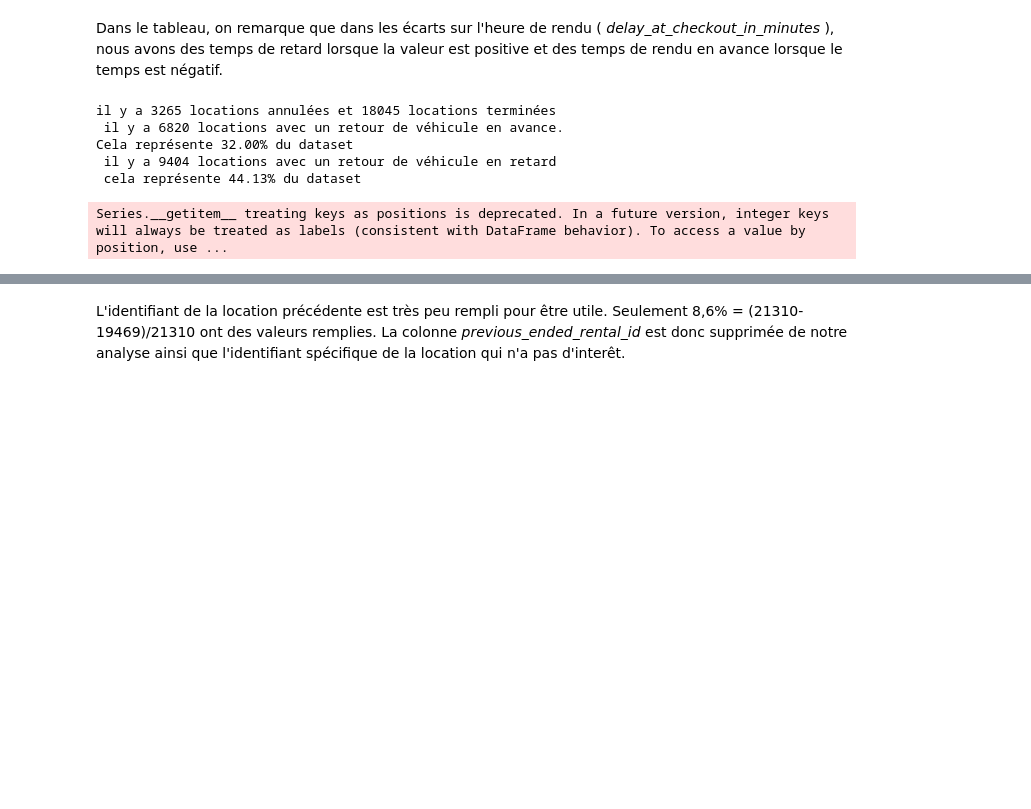
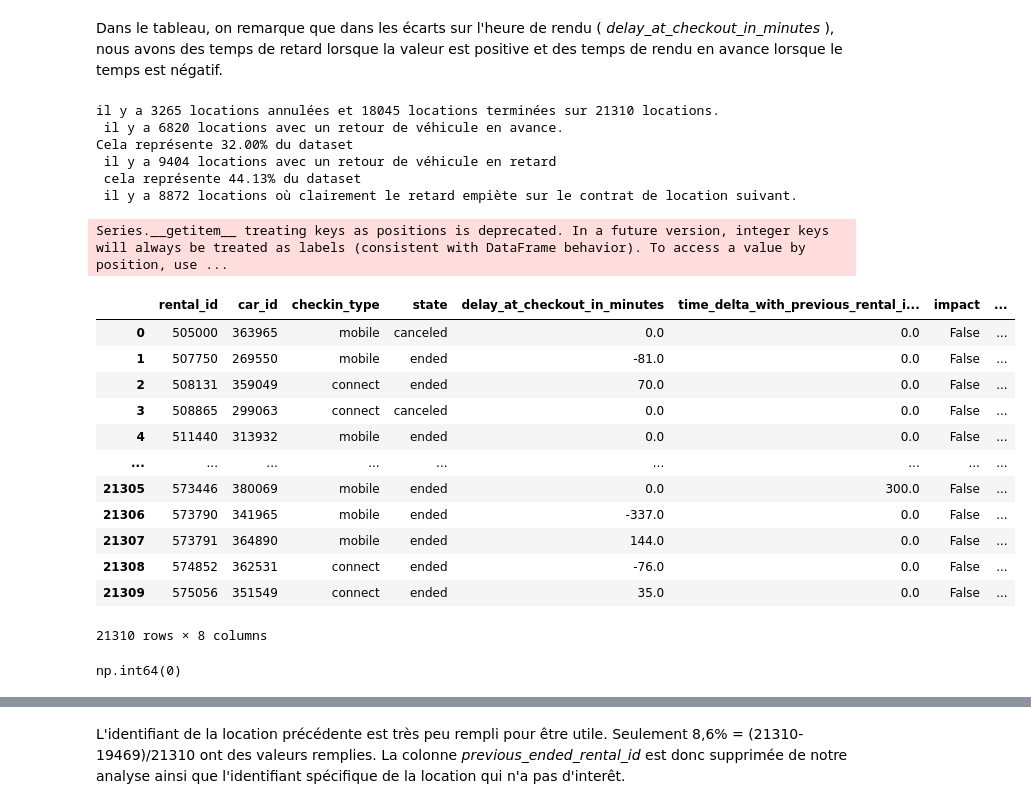
Before and after one commit to pradelf/getaround, a Jupyter notebook: notebooks/02_Getaround_eda.ipynb, the cells around one changed output, grey strips where cells are left out. Saved outputs shown, nothing was run; the diff lists cells and outputs as text; code cells hidden in the pictures; blank space fills up the shorter version.

```diff
--- a/notebooks/02_Getaround_eda.ipynb
+++ b/notebooks/02_Getaround_eda.ipynb
@@ -615,17 +668,50 @@ Dans le tableau, on remarque que dans les écarts sur l'heure de rendu ( _delay_
 # %%
 cancel=delays_df[delays_df.state == "canceled"].count()
 done=delays_df[delays_df.state == "ended"].count()
-print("il y a {} locations annulées et {} locations terminées".format(cancel[0], done[0]))
+print("il y a {} locations annulées et {} locations terminées sur {} locations.".format(cancel[0], done[0], len(delays_df), delays_df.count()))
 early_delay_value_df = delays_df[delays_df.delay_at_checkout_in_minutes < 0]
 print(f" il y a {len(early_delay_value_df)} locations avec un retour de véhicule en avance.")
 print(f"Cela représente {len(early_delay_value_df)/len(delays_df)*100:.2f}% du dataset")
 late_delay_value_df = delays_df[delays_df.delay_at_checkout_in_minutes > 0]
 print(f" il y a {len(late_delay_value_df)} locations avec un retour de véhicule en retard")
 print(f" cela représente {len(late_delay_value_df)/len(delays_df)*100:.2f}% du dataset")
+# Locations avec un problème contractuel le retard est supérieur au temps prévu entre les 2 locations.
+if {"delay_at_checkout_in_minutes", "time_delta_with_previous_rental_in_minutes"}.issubset(delays_df.columns):
+    delays_df["time_problem"] = (
+        delays_df["delay_at_checkout_in_minutes"].fillna(0)
+        >
+        delays_df["time_delta_with_previous_rental_in_minutes"].fillna(np.inf)
+    )
+else:
+    delays_df["time_problem"] = False
+print(f" il y a {delays_df["time_problem"].sum()} locations où clairement le retard empiète sur le contrat de location suivant.")
+#delays_df[ (delays_df.state == "canceled") and (delays_df["time_problem"]==True)]
+delays_df
 # %% [output]
-il y a 3265 locations annulées et 18045 locations terminées
+il y a 3265 locations annulées et 18045 locations terminées sur 21310 locations.
  il y a 6820 locations avec un retour de véhicule en avance.
 Cela représente 32.00% du dataset
  il y a 9404 locations avec un retour de véhicule en retard
  cela représente 44.13% du dataset
+ il y a 8872 locations où clairement le retard empiète sur le contrat de location suivant.
 Series.__getitem__ treating keys as positions is deprecated. In a future version, integer keys will always be treated as labels (consistent with DataFrame behavior). To access a value by position, use ...
+|  | rental_id | car_id | checkin_type | state | delay_at_checkout_in_minutes | time_delta_with_previous_rental_i... | impact | ... |
+| 0 | 505000 | 363965 | mobile | canceled | 0.0 | 0.0 | False | ... |
+| 1 | 507750 | 269550 | mobile | ended | -81.0 | 0.0 | False | ... |
+| 2 | 508131 | 359049 | connect | ended | 70.0 | 0.0 | False | ... |
+| 3 | 508865 | 299063 | connect | canceled | 0.0 | 0.0 | False | ... |
+| 4 | 511440 | 313932 | mobile | ended | 0.0 | 0.0 | False | ... |
+| ... | ... | ... | ... | ... | ... | ... | ... | ... |
+| 21305 | 573446 | 380069 | mobile | ended | 0.0 | 300.0 | False | ... |
+| 21306 | 573790 | 341965 | mobile | ended | -337.0 | 0.0 | False | ... |
+| 21307 | 573791 | 364890 | mobile | ended | 144.0 | 0.0 | False | ... |
+| 21308 | 574852 | 362531 | connect | ended | -76.0 | 0.0 | False | ... |
+| 21309 | 575056 | 351549 | connect | ended | 35.0 | 0.0 | False | ... |
+21310 rows × 8 columns
+# %%
+#cancel_out_of_deal=delays_df[(delays_df.state == "canceled") and (delays_df.time_problem == True)]
+#cancel_delay=delays_df[(delays_df.state == "canceled") and (delays_df.impact == True)]
+(((delays_df.state == "canceled") & (delays_df.time_problem == True))).sum()
+(((delays_df.state == "canceled") & (delays_df.impact == True))).sum()
+# %% [output]
+np.int64(0)
```
Also changed, not shown: parts of 9 cells of this notebook, 23 other files.
